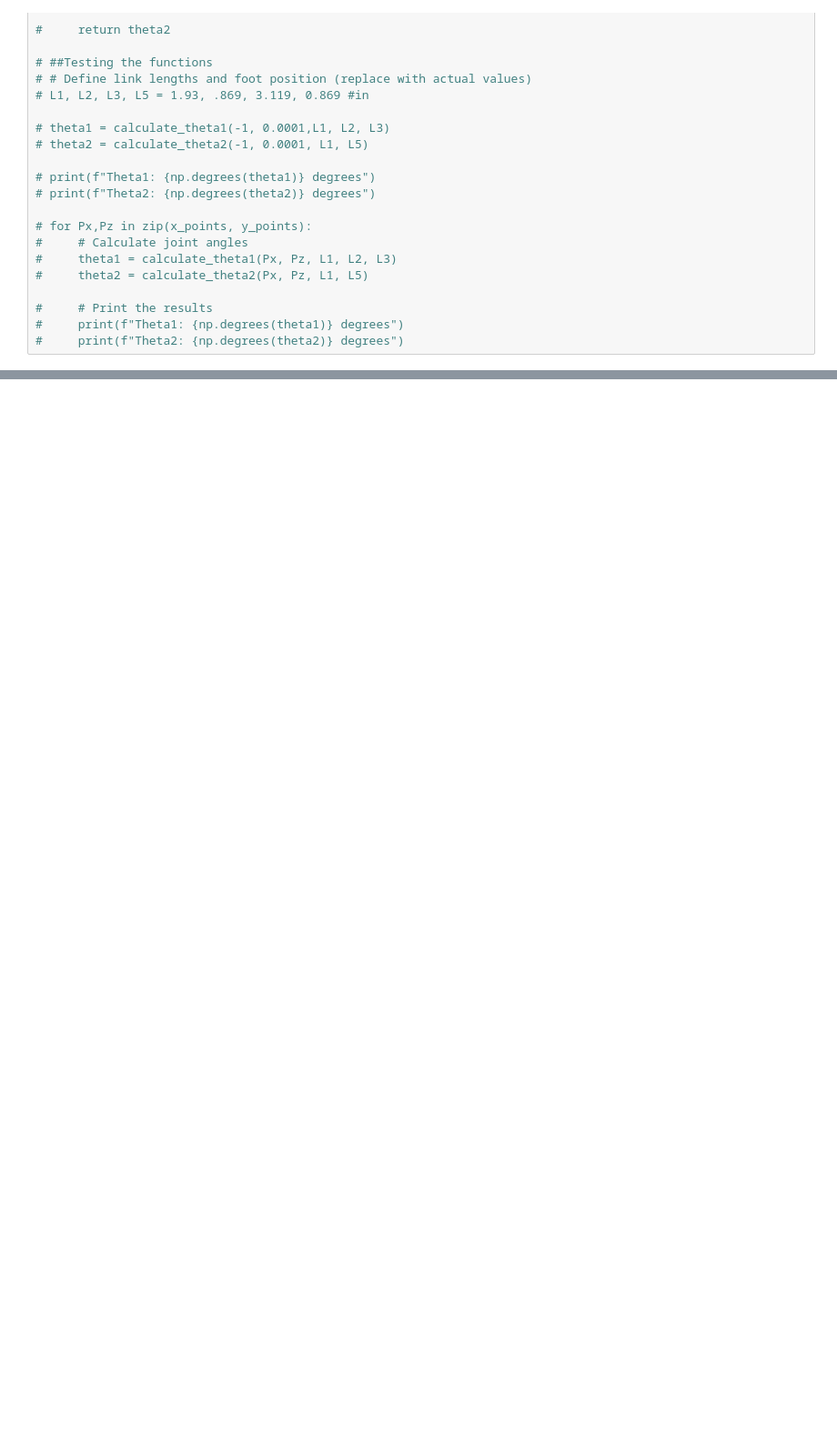
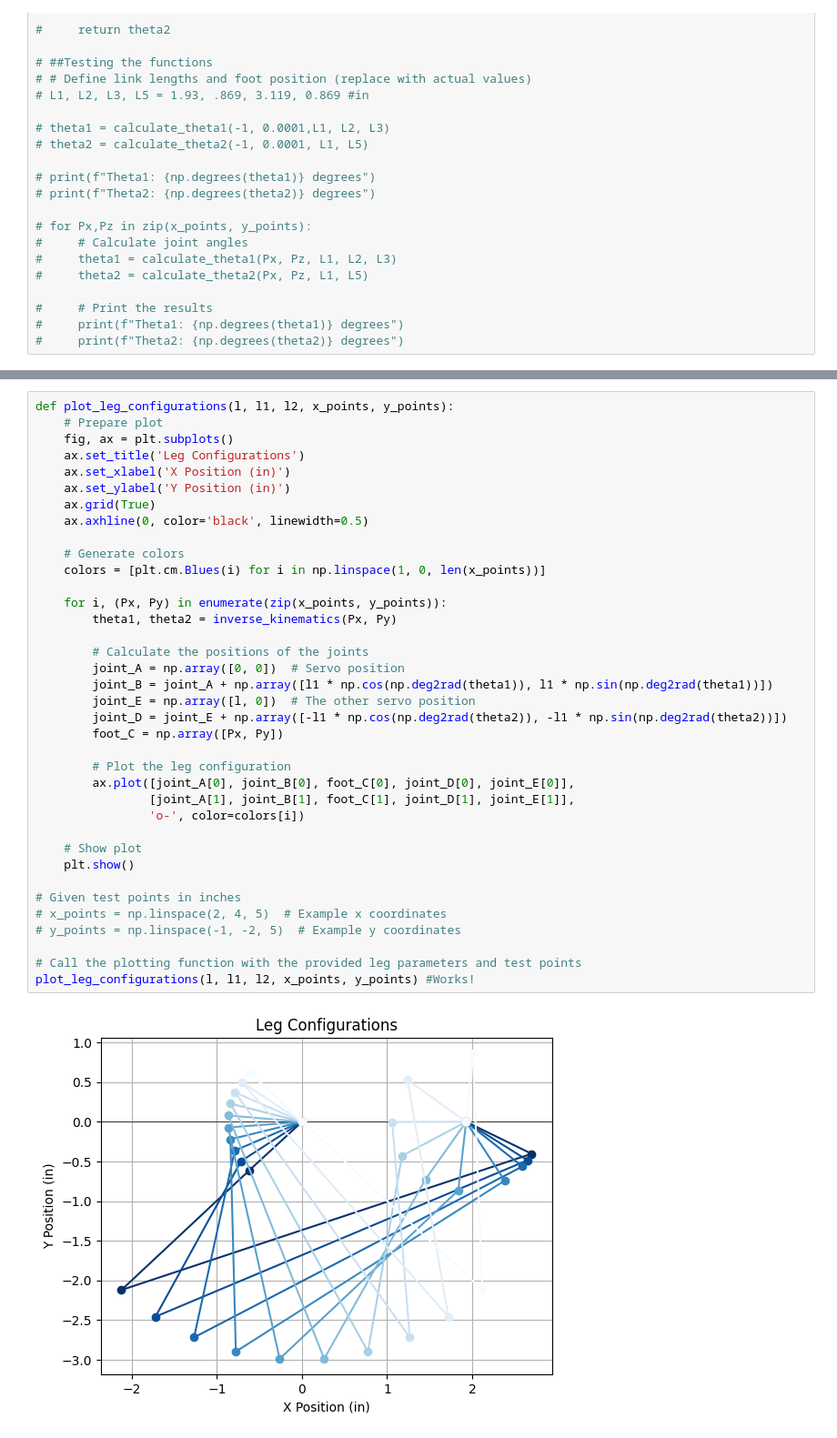
Before and after one commit to aamosu/RRR-Capstone-, a Jupyter notebook: motionPlaning/Trajectory.ipynb, the cells around one changed output, grey strips where cells are left out. Shown: that part at 91% size. Cells and saved outputs as stored; diff of their text form; blank space fills up the shorter version.

```diff
--- a/motionPlaning/Trajectory.ipynb
+++ b/motionPlaning/Trajectory.ipynb
@@ -161,0 +155,39 @@ Theta2: nan degrees
+# %%
+def plot_leg_configurations(l, l1, l2, x_points, y_points):
+    # Prepare plot
+    fig, ax = plt.subplots()
+    ax.set_title('Leg Configurations')
+    ax.set_xlabel('X Position (in)')
+    ax.set_ylabel('Y Position (in)')
+    ax.grid(True)
+    ax.axhline(0, color='black', linewidth=0.5)
+
+    # Generate colors
+    colors = [plt.cm.Blues(i) for i in np.linspace(1, 0, len(x_points))]
+
+    for i, (Px, Py) in enumerate(zip(x_points, y_points)):
+        theta1, theta2 = inverse_kinematics(Px, Py)
+
+        # Calculate the positions of the joints
+        joint_A = np.array([0, 0])  # Servo position
+        joint_B = joint_A + np.array([l1 * np.cos(np.deg2rad(theta1)), l1 * np.sin(np.deg2rad(theta1))])
+        joint_E = np.array([l, 0])  # The other servo position
+        joint_D = joint_E + np.array([-l1 * np.cos(np.deg2rad(theta2)), -l1 * np.sin(np.deg2rad(theta2))])
+        foot_C = np.array([Px, Py])
+
+        # Plot the leg configuration
+        ax.plot([joint_A[0], joint_B[0], foot_C[0], joint_D[0], joint_E[0]],
+                [joint_A[1], joint_B[1], foot_C[1], joint_D[1], joint_E[1]],
+                'o-', color=colors[i])
+
+    # Show plot
+    plt.show()
+
+# Given test points in inches
+# x_points = np.linspace(2, 4, 5)  # Example x coordinates
+# y_points = np.linspace(-1, -2, 5)  # Example y coordinates
+
+# Call the plotting function with the provided leg parameters and test points
+plot_leg_configurations(l, l1, l2, x_points, y_points) #Works!
+# %% [output]
+[figure, added]
```
Also changed, not shown: parts of 3 cells of this notebook.
